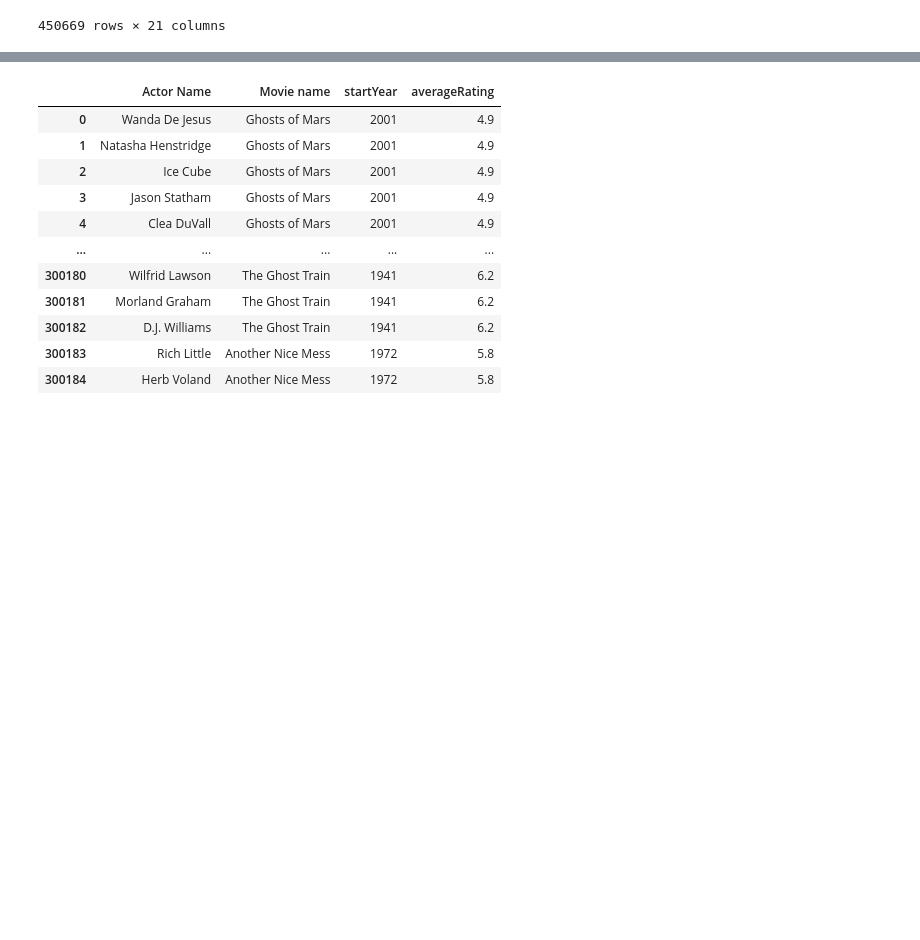
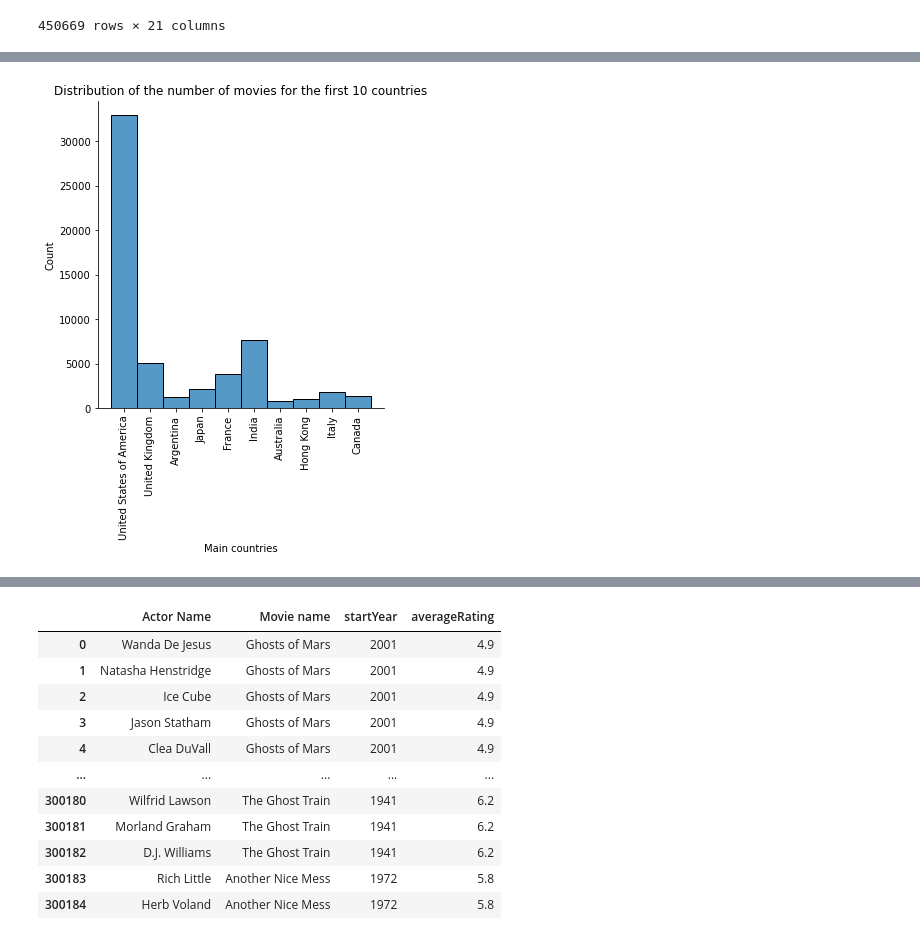
Before and after one commit to epfl-ada/ada-2022-project-datajugglers, a Jupyter notebook: Project_2.ipynb, the cells around one changed output, grey strips where cells are left out. Saved outputs shown, nothing was run; the diff lists cells and outputs as text; code cells hidden in the pictures; blank space fills up the shorter version.

```diff
--- a/Project_2.ipynb
+++ b/Project_2.ipynb
@@ -221,0 +468,5 @@ df_movie
+# %%
+countries = countries.sort_values('count', ascending=False)
+list_countries = countries['Main countries'][0:10]
+countries_plot = df_movie[df_movie["Main countries"].isin(list_countries)]
+countries_plot
@@ -221,0 +487,7 @@ df_movie
+# %%
+sns.displot(data=countries_plot, x="Main countries")
+plt.xticks(rotation=90)
+plt.title("Distribution of the number of movies for the first 10 countries")
+plt.show()
+# %% [output]
+[figure, added]
```
Also changed, not shown: parts of 71 cells of this notebook.
